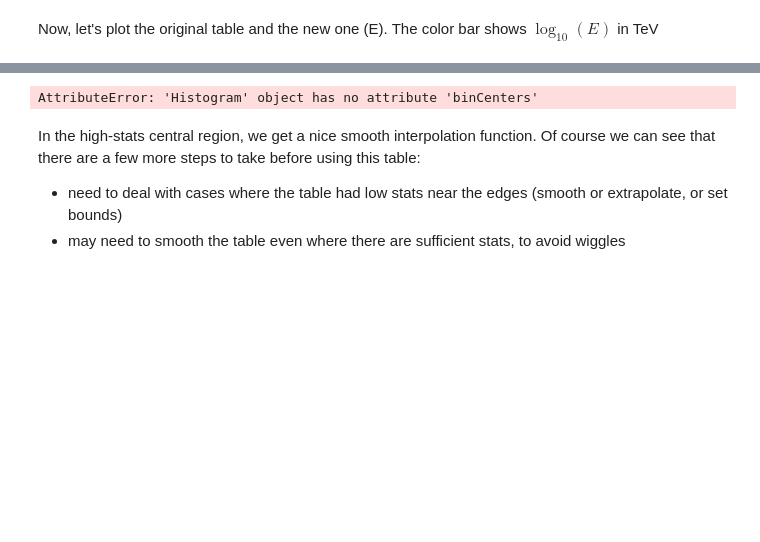
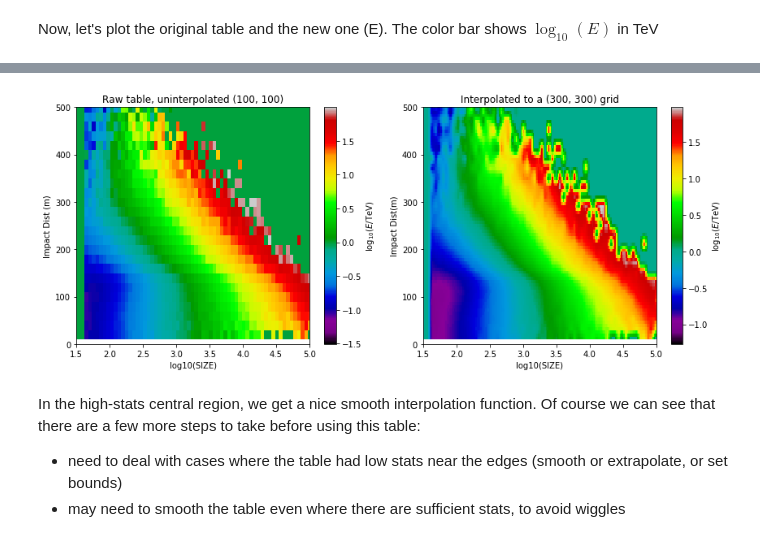
Before and after one commit to cta-observatory/ctapipe, a Jupyter notebook: examples/notebooks/nd_interpolation.ipynb, the cells around one changed output, grey strips where cells are left out. Saved outputs shown, nothing was run; the diff lists cells and outputs as text; code cells hidden in the pictures; blank space fills up the shorter version.

```diff
--- a/examples/notebooks/nd_interpolation.ipynb
+++ b/examples/notebooks/nd_interpolation.ipynb
@@ -21,9 +21,9 @@ we will use the `Histogram` class, which automatically loads both
 the data cube and creates arrays for the coordinates of each
 axis.
 # %%
-testfile = get_path("hess_ct001_energylut.fits.gz")
+testfile = get_dataset("hess_ct001_energylut.fits.gz")
 energy_hdu = fits.open(testfile)['MEAN']
-energy_table = Histogram(initFromFITS=energy_hdu)
+energy_table = Histogram.from_fits(energy_hdu)
 print(energy_table)
 # %% [output]
 Histogram(name='Histogram', axes=['LSIZ' 'DIST'], nbins=(100, 100), ranges=[[  5.00000000e-01   6.00000000e+00]
@@ -79,7 +78,7 @@ E = energy_lookup(points).reshape((N, N))
 Now, let's plot the original table and the new one (E).  The color bar shows $\log_{10}(E)$ in TeV
 # %%
 plt.figure(figsize=(12,5))
-plt.spectral()
+plt.nipy_spectral()
 
 # the uninterpolated table
 plt.subplot(1,2,1)
@@ -87,7 +86,7 @@ plt.xlim(1.5,5)
 plt.ylim(0,500)
 plt.xlabel("log10(SIZE)")
 plt.ylabel("Impact Dist (m)")
-plt.pcolormesh(energy_table.binCenters(0), energy_table.binCenters(1), energy_table.hist.T)
+plt.pcolormesh(energy_table.bin_centers(0), energy_table.bin_centers(1), energy_table.hist.T)
 plt.title("Raw table, uninterpolated {0}".format(energy_table.hist.T.shape))
 cb = plt.colorbar()
 cb.set_label("$\log_{10}(E/\mathrm{TeV})$")
@@ -111,4 +108,4 @@ plt.show()
-AttributeError: 'Histogram' object has no attribute 'binCenters'
+[figure, added]
 # %% [markdown]
 In the high-stats central region, we get a nice smooth interpolation function. Of course we can see that there are a few more steps to take before using this table:
 * need to deal with cases where the table had low stats near the edges (smooth or extrapolate, or set bounds)
```
Also changed, not shown: parts of 4 cells of this notebook, 5 other files.
